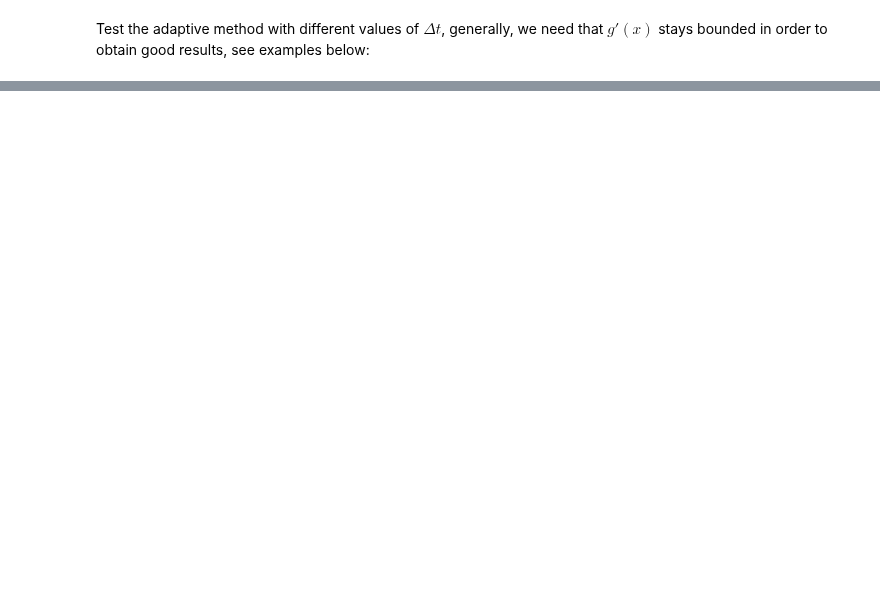
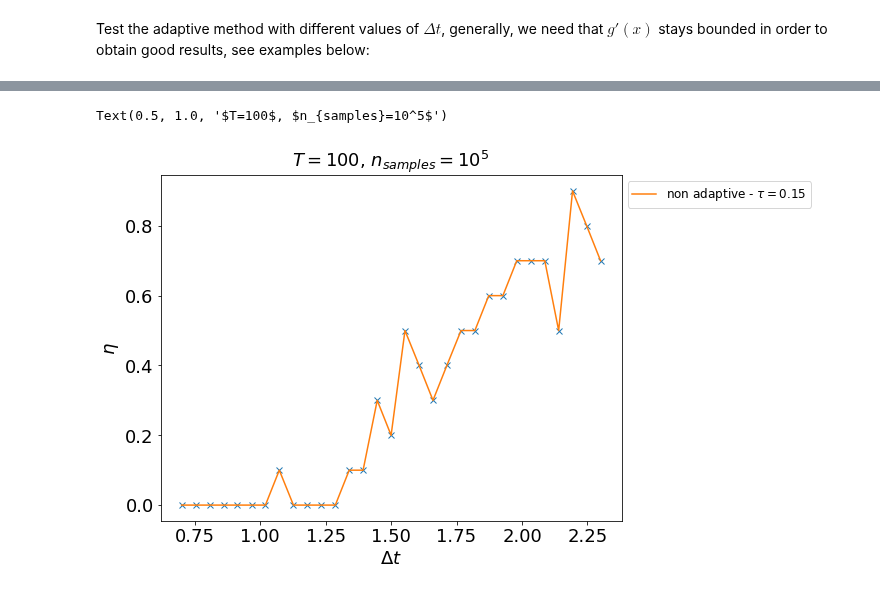
Before and after one commit to alixsleroy/WeakSDEapproximation, a Jupyter notebook: langevin_adaptive.ipynb, the cells around one changed output, grey strips where cells are left out. Saved outputs shown, nothing was run; the diff lists cells and outputs as text; code cells hidden in the pictures; blank space fills up the shorter version.

```diff
--- a/langevin_adaptive.ipynb
+++ b/langevin_adaptive.ipynb
@@ -570,0 +389,13 @@ Text(0.5, 0.98, 'Efficiency of the solutions')
+# %%
+n_samples = 10
+dt=0.01
+b1=0.7
+b2=2.3
+inc=(b2-b1)/30
+tau_list=np.round(np.arange(b1,b2+inc,inc),3)
+T=100
+#set up bound
+b=10
+
+#compute the number of escaping trajectory
+nesc_nonada, y_nonada = nesc_eta_taulist(n_samples,dt,tau_list,T,b)
@@ -570,0 +410,18 @@ Text(0.5, 0.98, 'Efficiency of the solutions')
+# %%
+fig, (ax)= plt.subplots(1, 1,figsize=(8,6))# plt.figure(figsize=(4,4))
+fig.subplots_adjust(left=0.1, bottom=0.1, right=0.9, top=0.9, wspace=0.4, hspace=0.4)
+
+ax.plot(tau_list,nesc_nonada,"x") #plot non adaptive
+ax.plot(tau_list,nesc_nonada,label="non adaptive - $\\tau=0.15$")
+
+#
+# tau_list,nesc_nonada
+
+
+ax.legend(loc='upper left', bbox_to_anchor=(1, 1)) #add the legend
+ax.set_ylabel("$\eta $")
+ax.set_xlabel("$\Delta t $")
+ax.set_title("$T=100$, $n_{samples}=10^5$")
+# %% [output]
+Text(0.5, 1.0, '$T=100$, $n_{samples}=10^5$')
+[figure, added]
```
Also changed, not shown: parts of 35 cells of this notebook, 4 other files.
